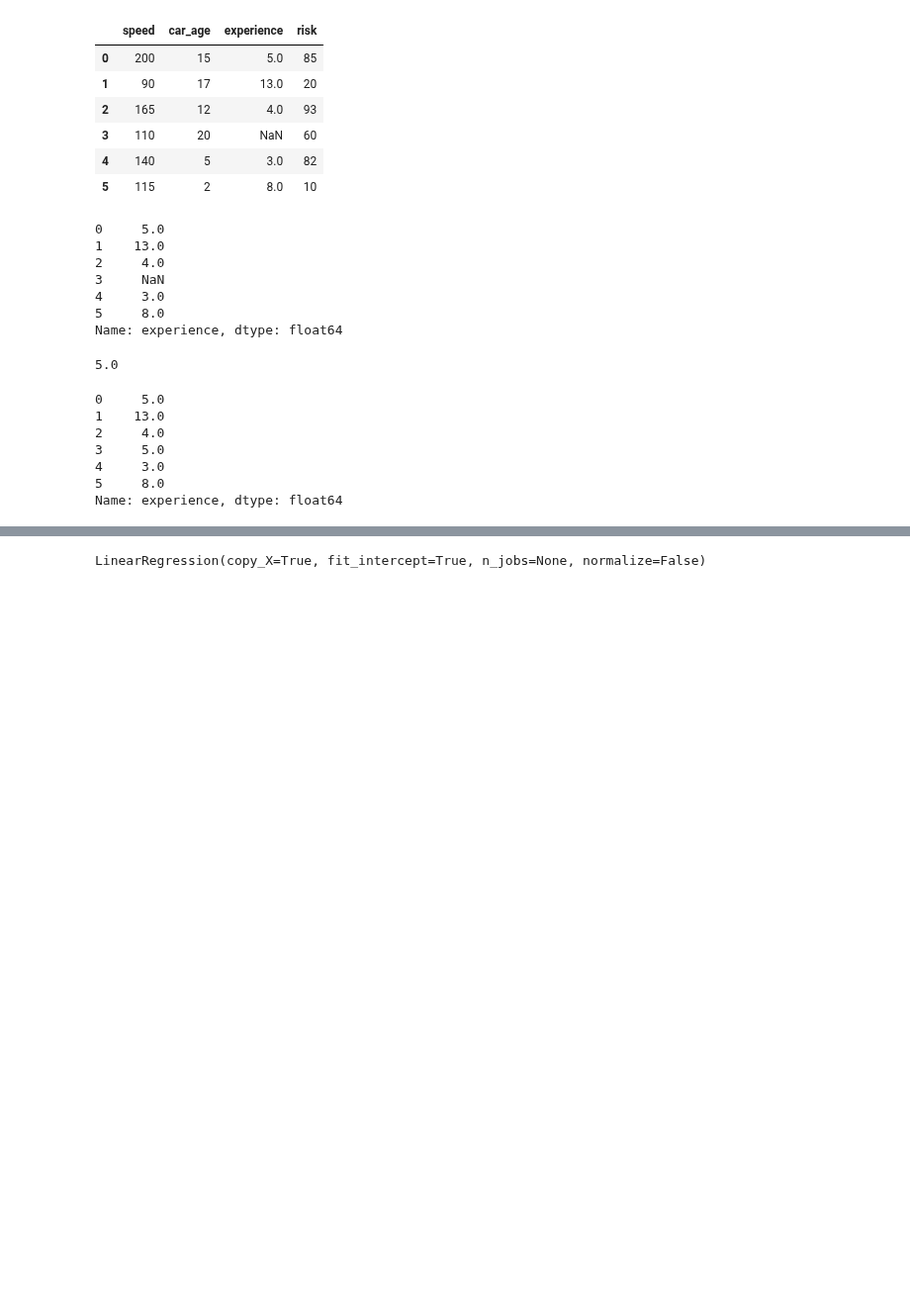
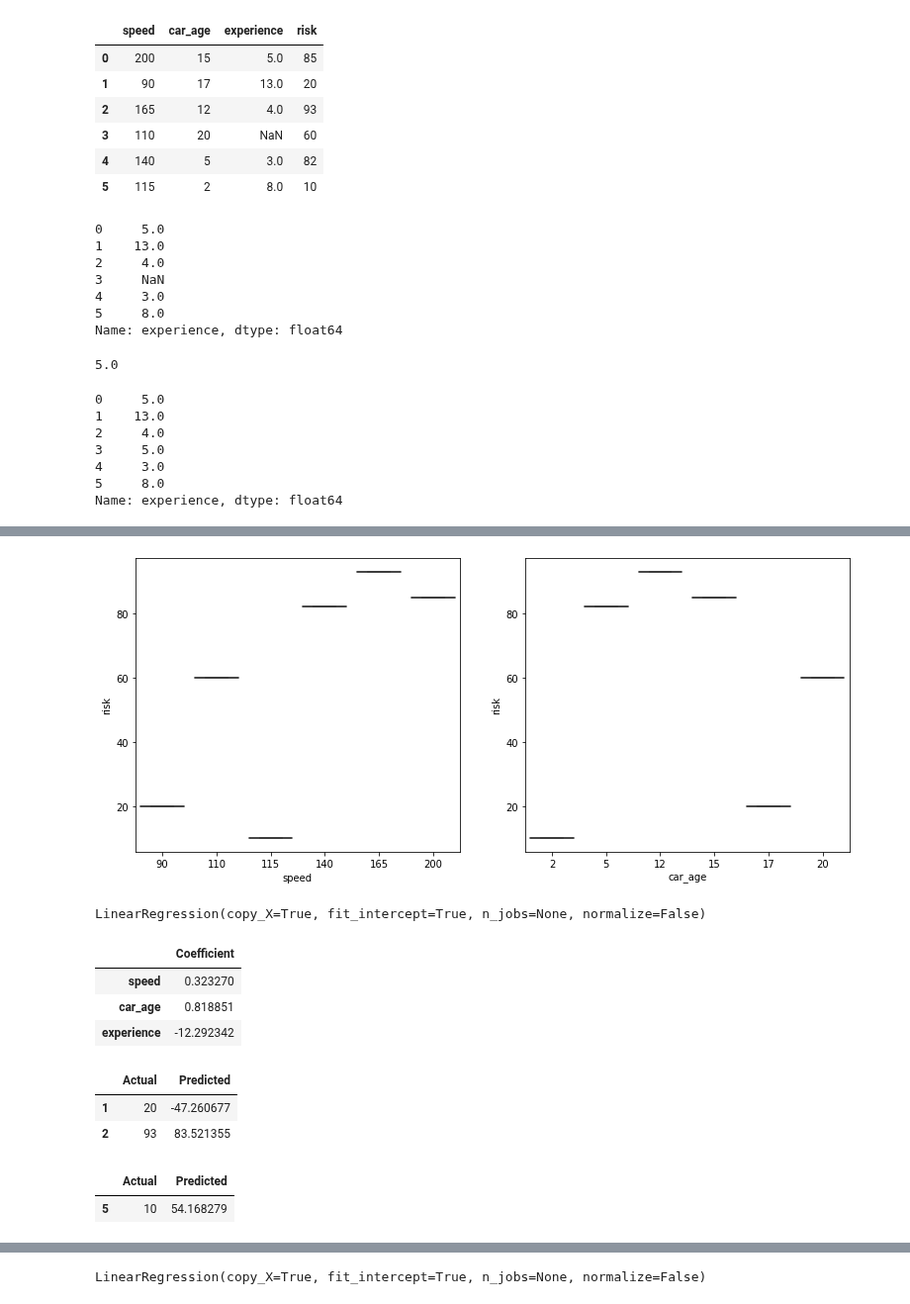
Before and after one commit to Void-Brain70/Machine_Learning, a Jupyter notebook: multivariable_linear_regression_withSK_Learn.ipynb, the cells around one changed output, grey strips where cells are left out. Shown at 99% size. Saved outputs shown, nothing was run; the diff lists cells and outputs as text; code cells hidden in the pictures; blank space fills up the shorter version.

```diff
--- a/multivariable_linear_regression_withSK_Learn.ipynb
+++ b/multivariable_linear_regression_withSK_Learn.ipynb
@@ -44,0 +73,9 @@ Name: experience, dtype: float64
+# %%
+plt.figure(figsize=(20, 12))
+plt.subplot(2,3,2)
+sns.boxplot(x = 'speed', y = 'risk', data = df)
+plt.subplot(2,3,3)
+sns.boxplot(x = 'car_age', y = 'risk', data = df)
+plt.show()
+# %% [output]
+[figure, added]
@@ -44,0 +89,14 @@ Name: experience, dtype: float64
+# %%
+from sklearn.linear_model import LinearRegression
+reg=LinearRegression()
+reg.fit(X_train,y_train)
+# %% [output]
+LinearRegression(copy_X=True, fit_intercept=True, n_jobs=None, normalize=False)
+# %%
+coeff_df = pd.DataFrame(reg.coef_, X.columns, columns=['Coefficient'])
+coeff_df
+# %% [output]
+|  | Coefficient |
+| speed | 0.323270 |
+| car_age | 0.818851 |
+| experience | -12.292342 |
@@ -44,0 +105,7 @@ Name: experience, dtype: float64
+# %%
+df=pd.DataFrame({'Actual':y_test, 'Predicted':y_pred})
+df
+# %% [output]
+|  | Actual | Predicted |
+| 1 | 20 | -47.260677 |
+| 2 | 93 | 83.521355 |
@@ -44,0 +115,5 @@ Name: experience, dtype: float64
+# %%
+df_train.head()
+# %% [output]
+|  | Actual | Predicted |
+| 5 | 10 | 54.168279 |
```
Also changed, not shown: parts of 11 cells of this notebook.
